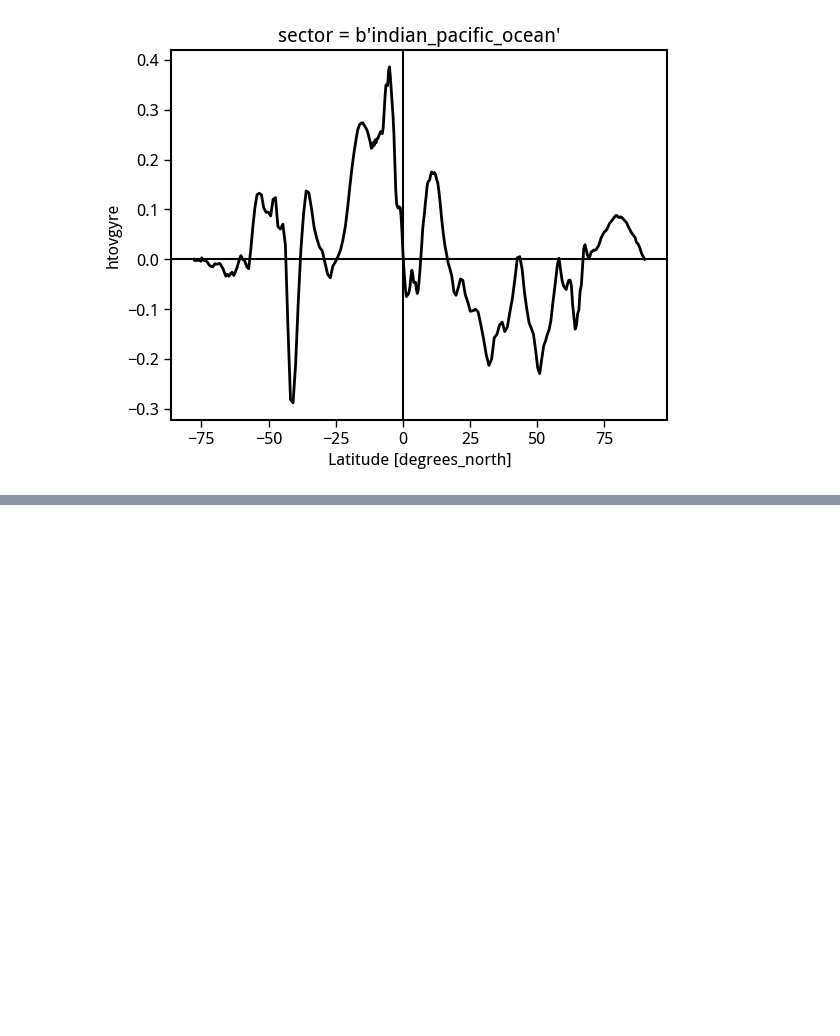
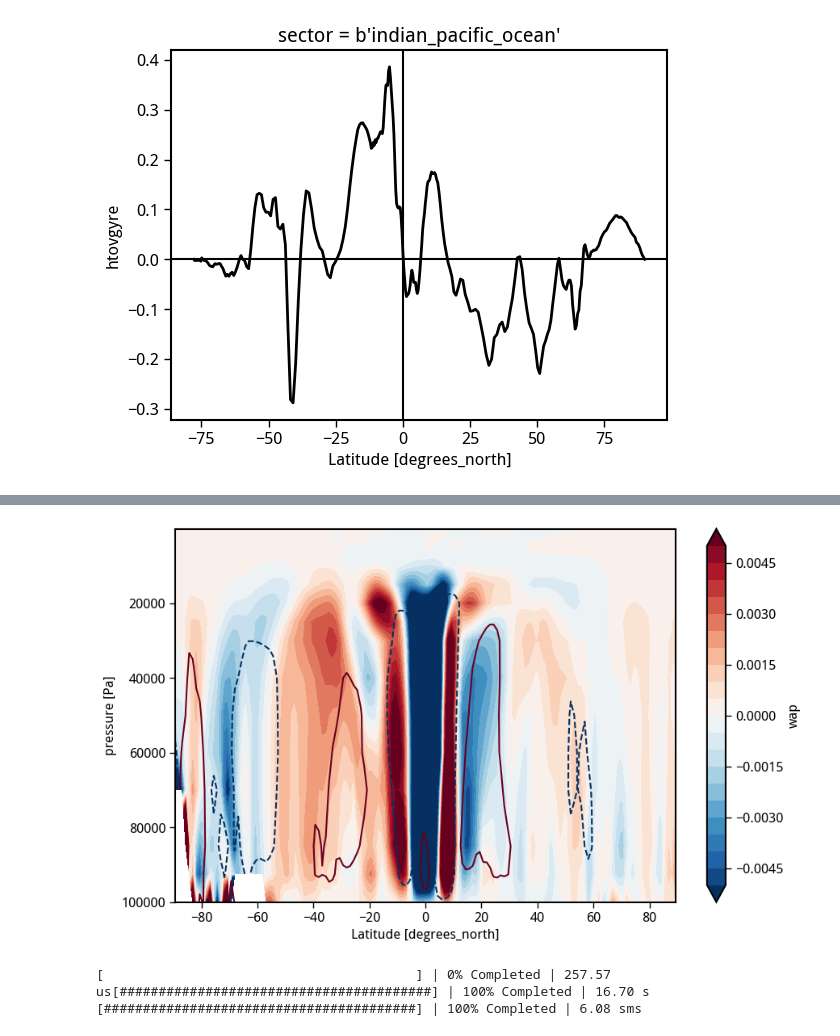
Before and after one commit to adisen99/net_zero_enso_pacific_changes, a Jupyter notebook: 03_proc_stc_analysis.ipynb, the cells around one changed output, grey strips where cells are left out. Drawn from its saved outputs; the diff is of its cells as text; code cells hidden in the pictures; blank space fills up the shorter version.

```diff
--- a/03_proc_stc_analysis.ipynb
+++ b/03_proc_stc_analysis.ipynb
@@ -582,0 +608,14 @@ plt.axvline(0.0, color='k')
+# %%
+plt.figure(figsize=(10,6))
+(wap_merid_fut - wap_merid_pi).wap.plot.contourf(vmin=-0.005, levels=21)
+(wap_merid_pi).wap.plot.contour(levels=[-0.01, 0.01])
+plt.gca().invert_yaxis()
+# %% [output]
+[figure, added]
+# %%
+with ProgressBar():
+    wap_zonal_pi = wap_hist.sel(time = slice('1850', '1900'), lat = slice(-10, 10)).mean(('lat', 'time')).load()
+    wap_zonal_fut = wap_ssp5.sel(time = slice('2050', '2100'), lat = slice(-10, 10)).mean(('lat', 'time')).load()
+# %% [output]
+[                                        ] | 0% Completed | 257.57 us[########################################] | 100% Completed | 16.70 s
+[########################################] | 100% Completed | 6.08 sms
```
Also changed, not shown: parts of 9 cells of this notebook, 4 other files.
